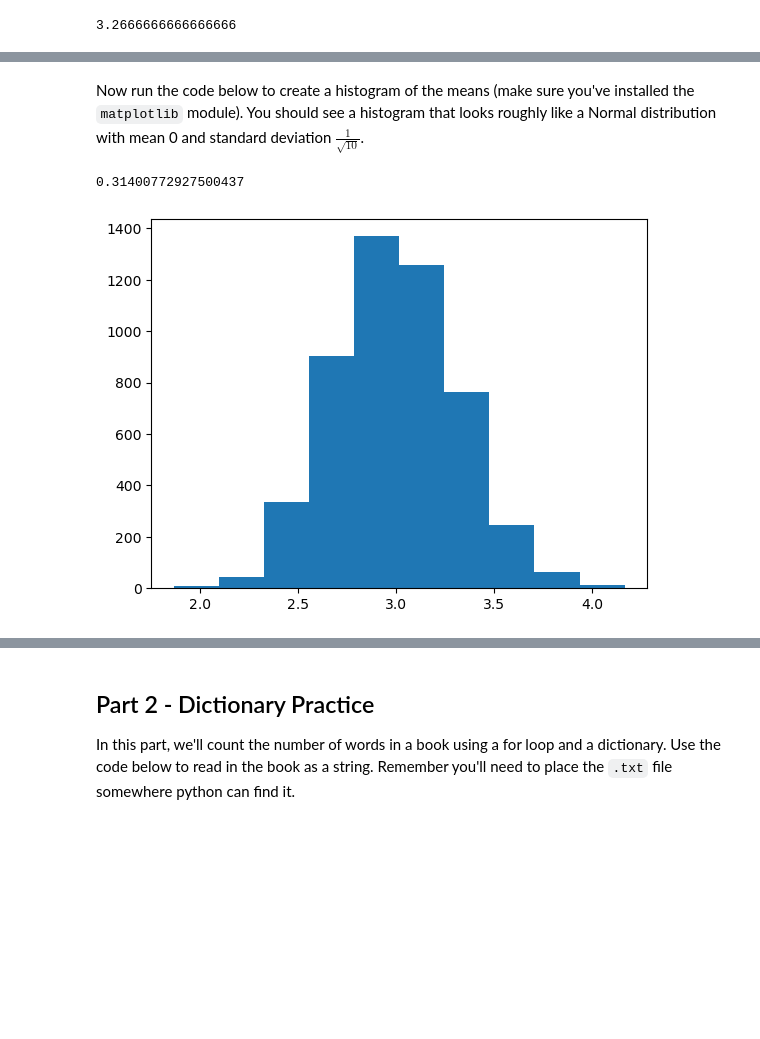
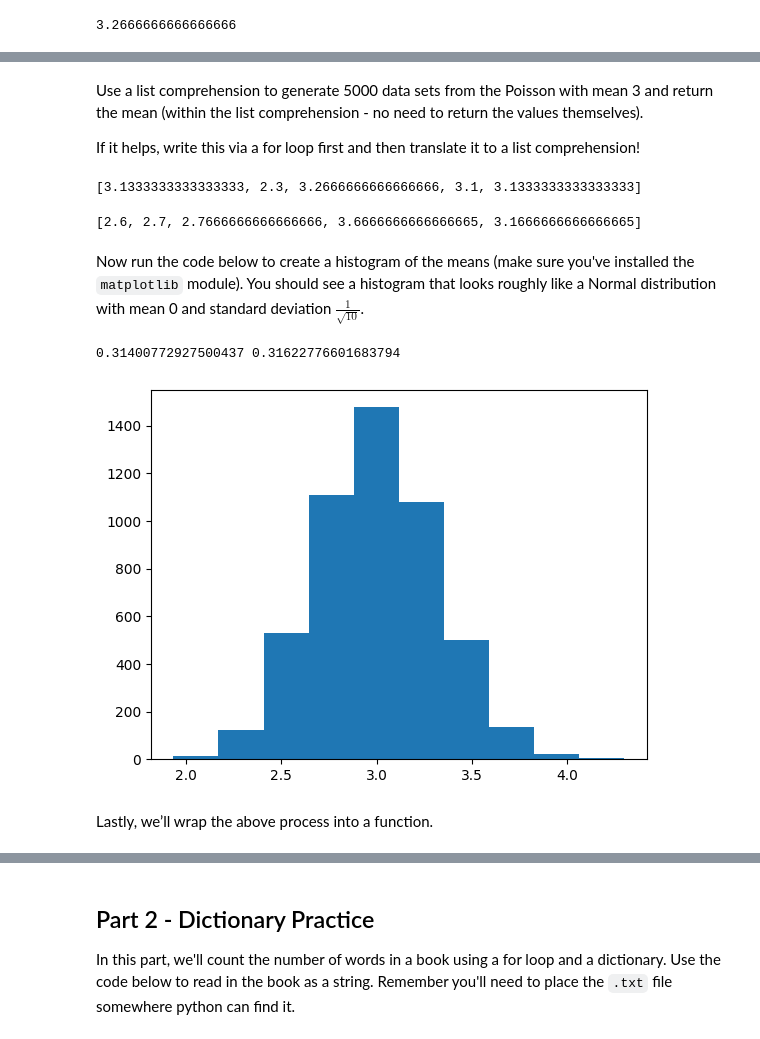
Before and after one commit to jbpost2/ST-554-Big-Data-With-Python-Course-Notes, a Jupyter notebook: HW2File.ipynb, the cells around one changed output, grey strips where cells are left out. Saved outputs shown, nothing was run; the diff lists cells and outputs as text; code cells hidden in the pictures; blank space fills up the shorter version.

```diff
--- a/HW2File.ipynb
+++ b/HW2File.ipynb
@@ -35 +26,5 @@ If it helps, write this via a for loop first and then translate it to a list com
+# %% [markdown]
+Use a list comprehension to generate 5000 data sets from the Poisson with mean 3 and return the mean (within the list comprehension - no need to return the values themselves).
+
+If it helps, write this via a for loop first and then translate it to a list comprehension!
 # %%
@@ -37,14 +32,24 @@ If it helps, write this via a for loop first and then translate it to a list com
 list_for_means = []
 for _ in range(0, 5000):
     list_for_means.append(np.mean(rng.poisson(3,30)))
+# %%
+list_for_means[:5]
+# %% [output]
+[3.1333333333333333, 2.3, 3.2666666666666666, 3.1, 3.1333333333333333]
 # %%
+#using a list comprehension
 poisson_means = [np.mean(rng.poisson(3, 30)) for _ in range(0,5000)]
+poisson_means[:5]
+# %% [output]
+[2.6, 2.7, 2.7666666666666666, 3.6666666666666665, 3.1666666666666665]
 # %% [markdown]
 Now run the code below to create a histogram of the means (make sure you've installed the `matplotlib` module). You should see a histogram that looks roughly like a Normal distribution with mean 0 and standard deviation $\frac{1}{\sqrt{10}}$.
 # %%
 import matplotlib.pyplot as plt
-plt.hist(list_for_means)
-np.std(poisson_means)
+plt.hist(poisson_means)
+print(np.std(poisson_means), np.sqrt(1/10))  #just to check
 # %% [output]
-0.31400772927500437
+0.31400772927500437 0.31622776601683794
-[figure, old version]
+[figure, new version]
+# %% [markdown]
+Lastly, we’ll wrap the above process into a function.
```
Also changed, not shown: parts of 39 cells of this notebook.
